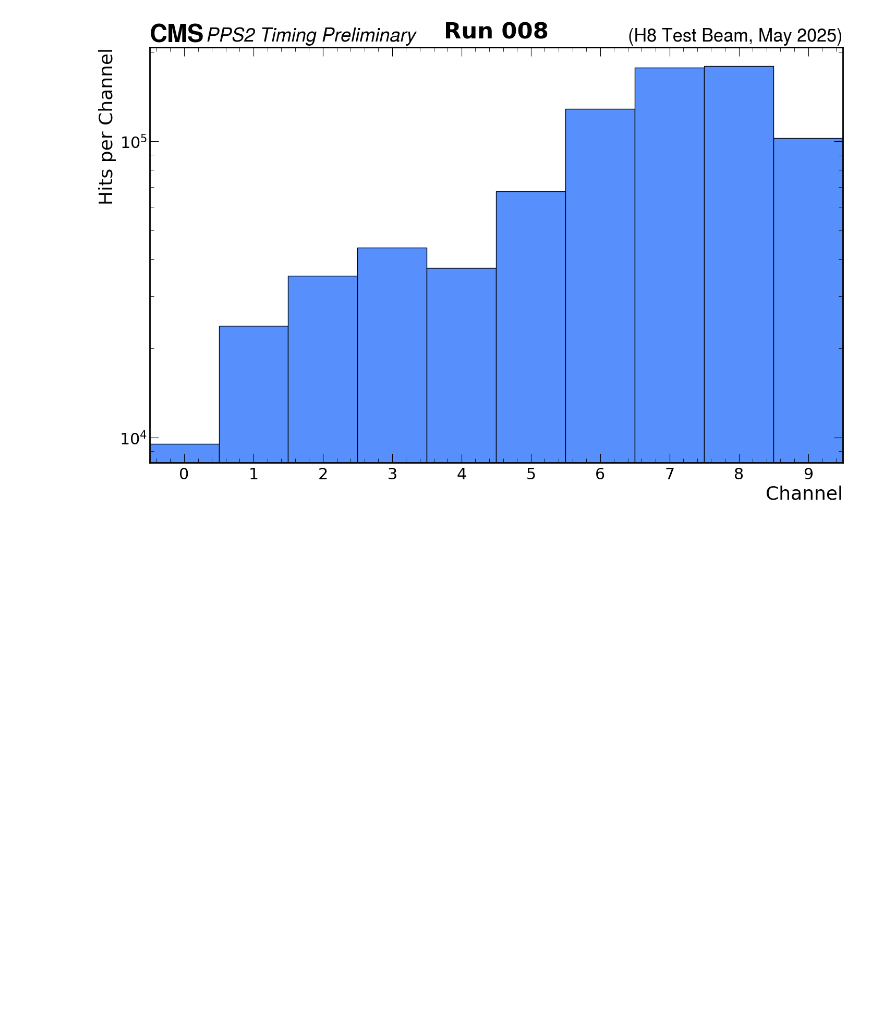
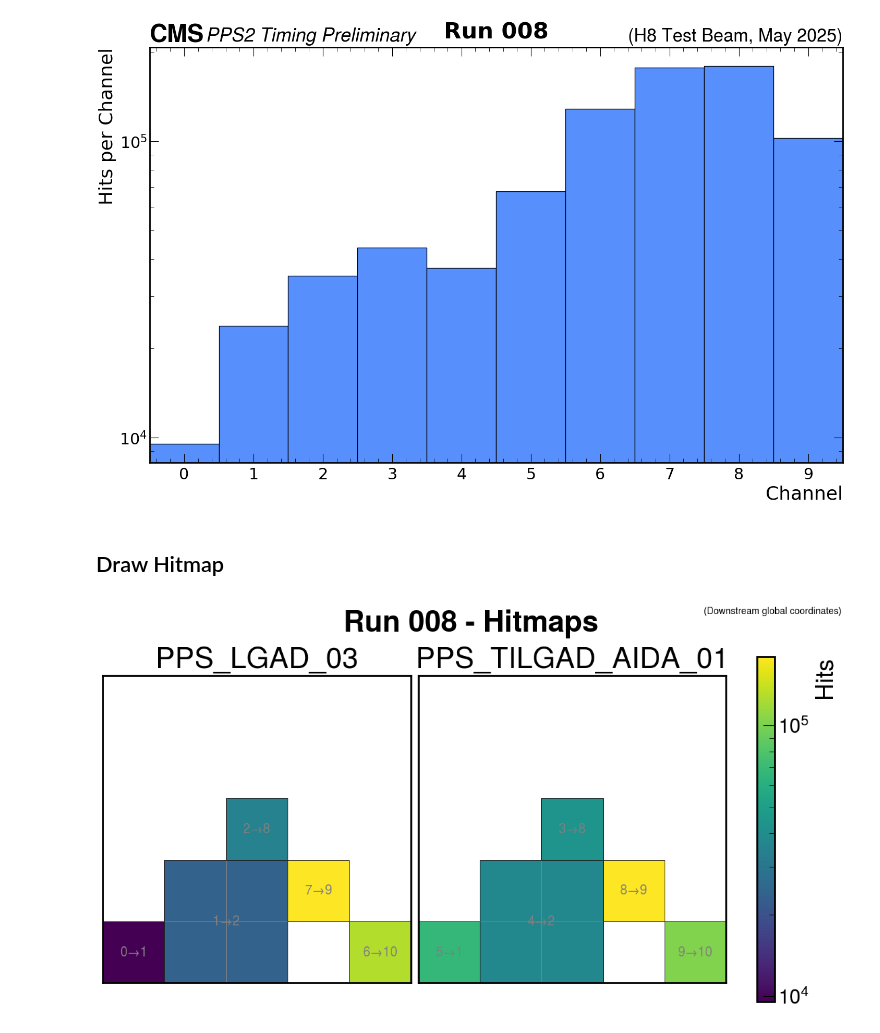
Before and after one commit to cbeiraod/PPS2-Timing-TB-Analysis, a Jupyter notebook: SAMPIClyserAnalysis.ipynb, the cells around one changed output. Drawn from its saved outputs; the diff is of its cells as text; code cells hidden in the pictures; blank space fills up the shorter version.

Commit message:
Added hitmap example

```diff
--- a/SAMPIClyserAnalysis.ipynb
+++ b/SAMPIClyserAnalysis.ipynb
@@ -61,3 +61,5 @@ title = run_info.name
 fig = plot_channel_hits(hit_summary, 0, 9, label="PPS2 Timing Preliminary", rlabel="(H8 Test Beam, May 2025)", log_y=True, figsize = (15, 10), title=title)
 # %% [output]
 [figure]
+# %% [markdown]
+## Draw Hitmap
@@ -63,0 +68,20 @@ fig = plot_channel_hits(hit_summary, 0, 9, label="PPS2 Timing Preliminary", rlab
+# %%
+plot_title = run_info.name + " - Hitmaps"
+
+board_spec = [config_info.board_spec[board] for board in config_info.board_order]
+
+fig = plot_hitmap(
+    hit_summary,
+    specs=board_spec,
+    layout=(1, 2),
+    figsize=(11,6),
+    log_z = True,
+    title = plot_title,
+    do_sampic_ch = True,
+    do_board_ch= True,
+    coordinates="global",
+)
+
+fig
+# %% [output]
+[figure, added]
```
Also changed, not shown: parts of 1 cell of this notebook.
